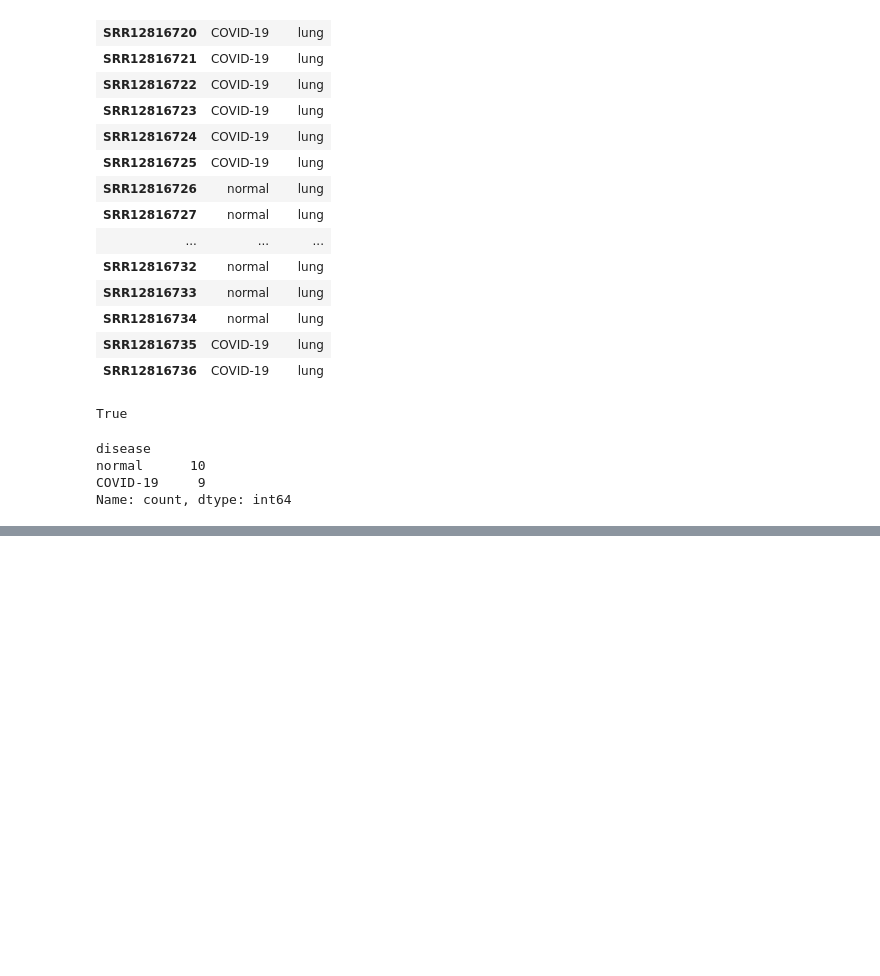
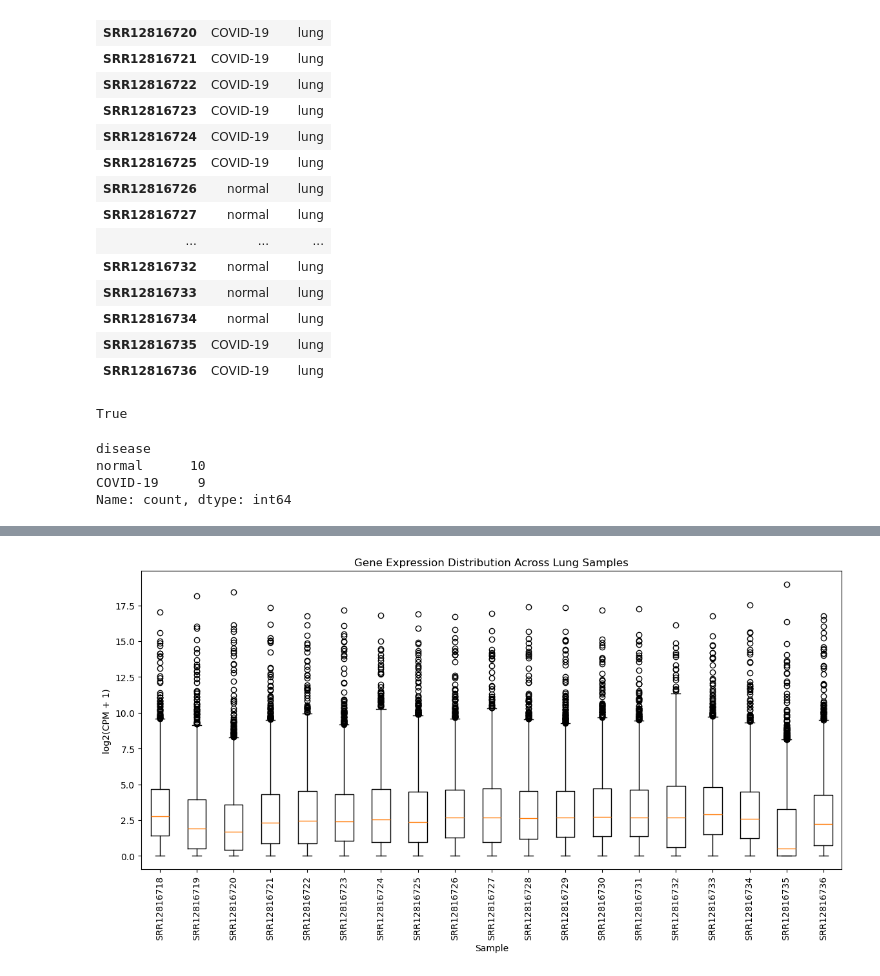
Before and after one commit to shaunagbaje/projects, a Jupyter notebook: 03_covid_gene_expression/gene_expression_analysis.ipynb, the cells around one changed output, grey strips where cells are left out. Saved outputs shown, nothing was run; the diff lists cells and outputs as text; code cells hidden in the pictures; blank space fills up the shorter version.

```diff
--- a/03_covid_gene_expression/gene_expression_analysis.ipynb
+++ b/03_covid_gene_expression/gene_expression_analysis.ipynb
@@ -690,0 +725,18 @@ Name: count, dtype: int64
+# %%
+# Distribution of gene expression in each sample
+plt.figure(figsize=(14, 6))
+
+plt.boxplot(
+    [log_cpm[sample] for sample in log_cpm.columns],
+    labels=log_cpm.columns
+)
+
+plt.xlabel("Sample")
+plt.ylabel("log2(CPM + 1)")
+plt.title("Gene Expression Distribution Across Lung Samples")
+
+plt.xticks(rotation=90)
+
+plt.show()
+# %% [output]
+[figure, added]
```
Also changed, not shown: parts of 18 cells of this notebook.
